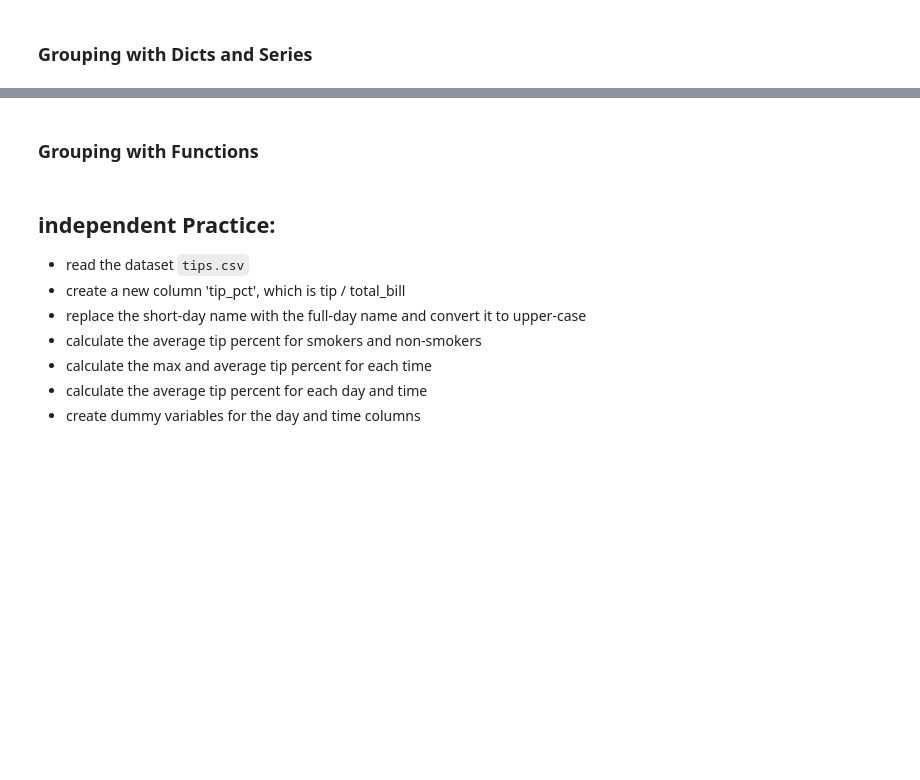
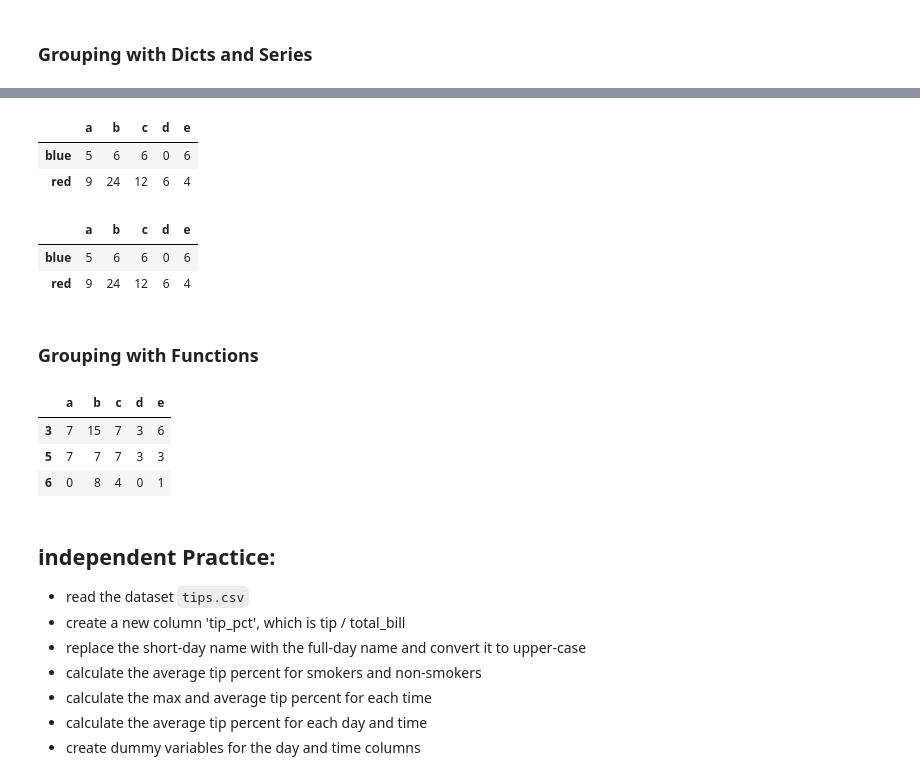
Before and after one commit to OmarInCS/data-analysis-visulization-python, a Jupyter notebook: week3/day2/lesson-9-data-cleaning.ipynb, the cells around one changed output, grey strips where cells are left out. Cells and saved outputs as stored; diff of their text form; code cells hidden in the pictures; blank space fills up the shorter version.

```diff
--- a/week3/day2/lesson-9-data-cleaning.ipynb
+++ b/week3/day2/lesson-9-data-cleaning.ipynb
@@ -203,10 +395,28 @@ mapping = {'Joe': 'red', 'Steve': 'red', 'Wes': 'blue',
            'Jim': 'blue', 'Travis': 'red', 'Elon' : 'orange'}
 # %%
 # group and sum the scores of teams red and blue
+people.groupby(mapping).sum()
+# %% [output]
+|  | a | b | c | d | e |
+| blue | 5 | 6 | 6 | 0 | 6 |
+| red | 9 | 24 | 12 | 6 | 4 |
 # %%
 # convert the dict to a Series, then group and count the scores of teams red and blue
+s = pd.Series(mapping)
+people.groupby(s).sum()
+# %% [output]
+|  | a | b | c | d | e |
+| blue | 5 | 6 | 6 | 0 | 6 |
+| red | 9 | 24 | 12 | 6 | 4 |
 # %% [markdown]
 ### Grouping with Functions
+# %%
+people.groupby(len).sum()
+# %% [output]
+|  | a | b | c | d | e |
+| 3 | 7 | 15 | 7 | 3 | 6 |
+| 5 | 7 | 7 | 7 | 3 | 3 |
+| 6 | 0 | 8 | 4 | 0 | 1 |
 # %% [markdown]
 ## independent Practice:
 - read the dataset `tips.csv`
```
Also changed, not shown: parts of 29 cells of this notebook, 6 other files.
